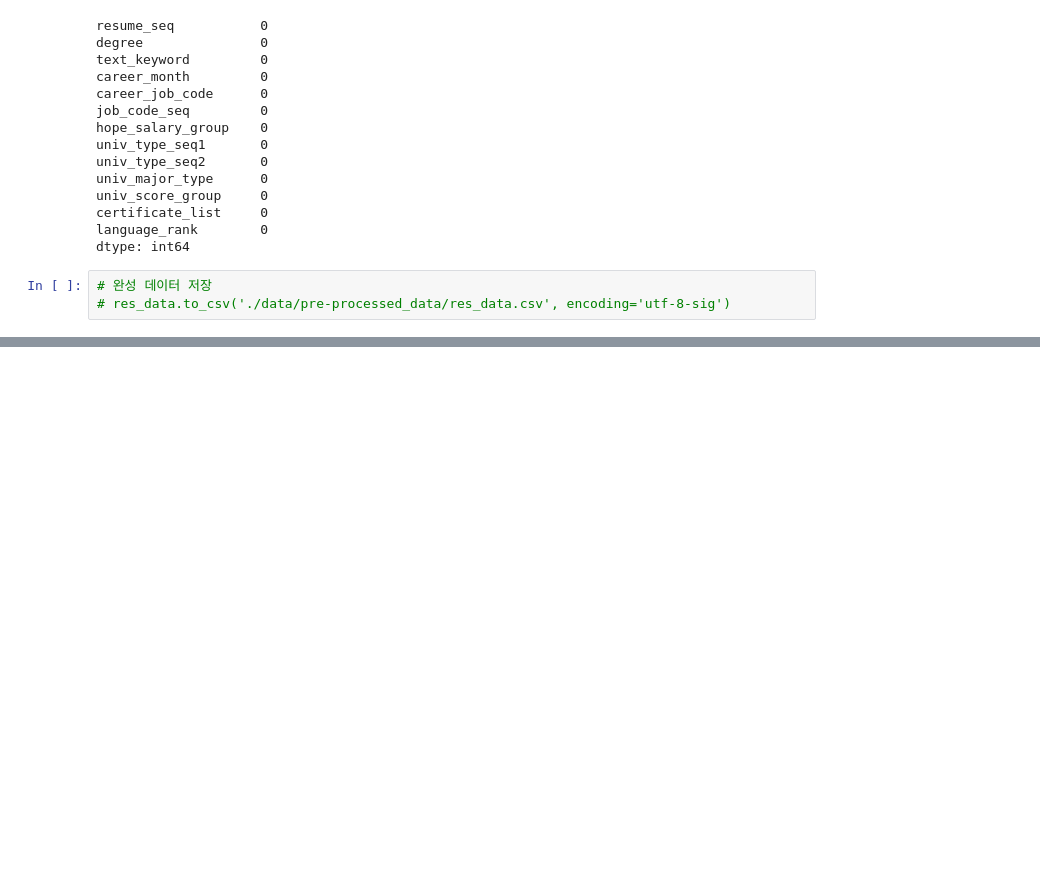
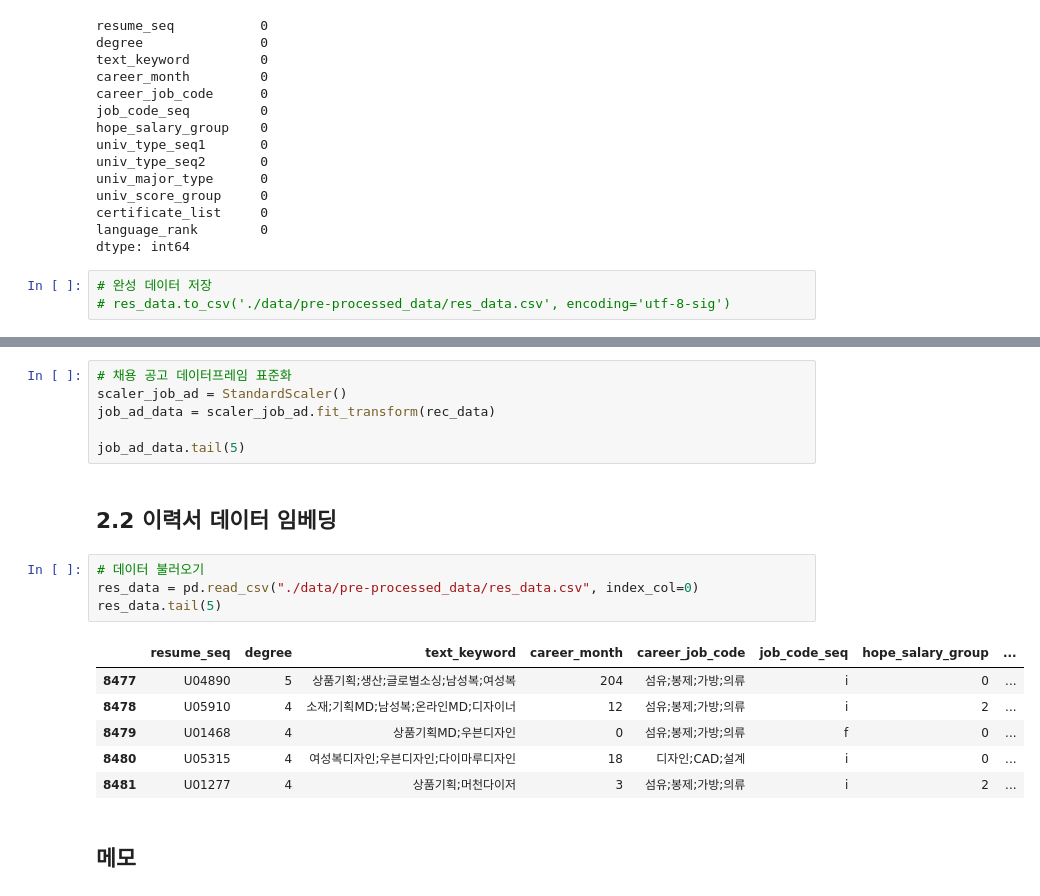
Before and after one commit to Kim-SeongSu/Dacon_Kookmin_University, a Jupyter notebook: kookmin_ai.ipynb, the cells around one changed output, grey strips where cells are left out. Drawn from its saved outputs; the diff is of its cells as text; blank space fills up the shorter version.

```diff
--- a/kookmin_ai.ipynb
+++ b/kookmin_ai.ipynb
@@ -848,0 +982,21 @@ dtype: int64
+# %%
+# 채용 공고 데이터프레임 표준화
+scaler_job_ad = StandardScaler()
+job_ad_data = scaler_job_ad.fit_transform(rec_data)
+
+job_ad_data.tail(5)
+# %% [markdown]
+## 2.2 이력서 데이터 임베딩
+# %%
+# 데이터 불러오기
+res_data = pd.read_csv("./data/pre-processed_data/res_data.csv", index_col=0)
+res_data.tail(5)
+# %% [output]
+|  | resume_seq | degree | text_keyword | career_month | career_job_code | job_code_seq | hope_salary_group | ... |
+| 8477 | U04890 | 5 | 상품기획;생산;글로벌소싱;남성복;여성복 | 204 | 섬유;봉제;가방;의류 | i | 0 | ... |
+| 8478 | U05910 | 4 | 소재;기획MD;남성복;온라인MD;디자이너 | 12 | 섬유;봉제;가방;의류 | i | 2 | ... |
+| 8479 | U01468 | 4 | 상품기획MD;우븐디자인 | 0 | 섬유;봉제;가방;의류 | f | 0 | ... |
+| 8480 | U05315 | 4 | 여성복디자인;우븐디자인;다이마루디자인 | 18 | 디자인;CAD;설계 | i | 0 | ... |
+| 8481 | U01277 | 4 | 상품기획;머천다이저 | 3 | 섬유;봉제;가방;의류 | i | 2 | ... |
+# %% [markdown]
+## 메모
```
Also changed, not shown: parts of 26 cells of this notebook.
